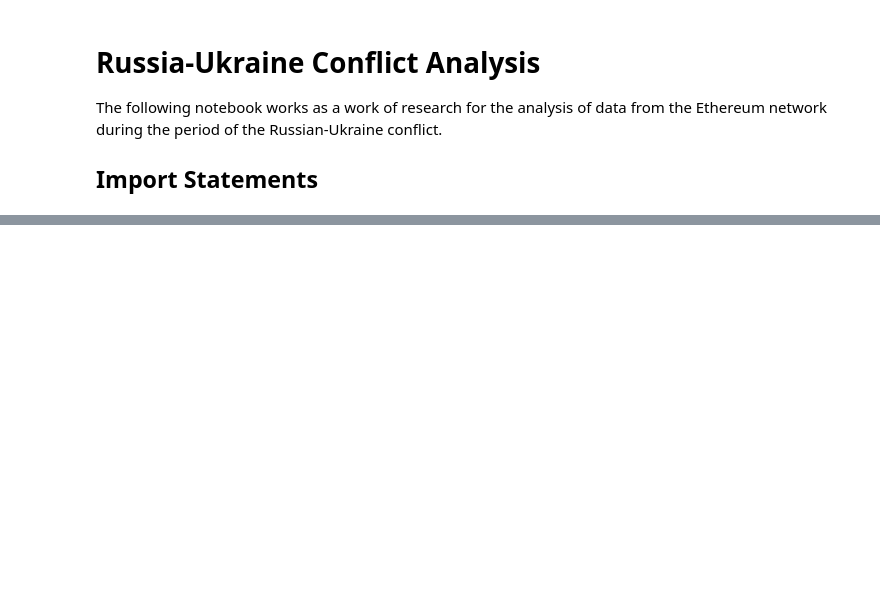
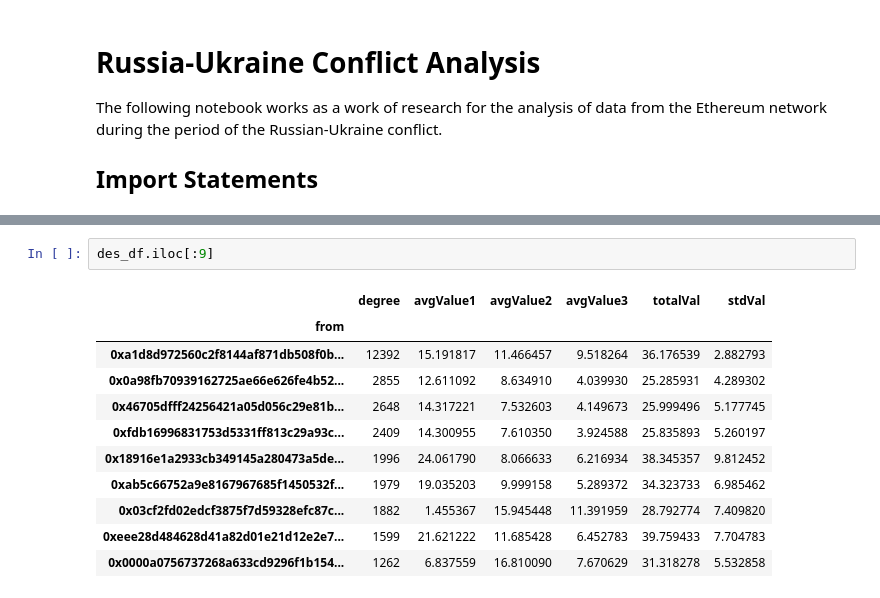
Before and after one commit to PedroHFSO/ru-ethereum-analysis, a Jupyter notebook: src/main.ipynb, the cells around one changed output, grey strips where cells are left out. Drawn from its saved outputs; the diff is of its cells as text; blank space fills up the shorter version.

```diff
--- a/src/main.ipynb
+++ b/src/main.ipynb
@@ -231,0 +428,14 @@ degree_analyzer.get_descending_accounts(10, 25)
+# %%
+des_df.iloc[:9]
+# %% [output]
+|  | degree | avgValue1 | avgValue2 | avgValue3 | totalVal | stdVal |
+| from |  |  |  |  |  |  |
+| 0xa1d8d972560c2f8144af871db508f0b... | 12392 | 15.191817 | 11.466457 | 9.518264 | 36.176539 | 2.882793 |
+| 0x0a98fb70939162725ae66e626fe4b52... | 2855 | 12.611092 | 8.634910 | 4.039930 | 25.285931 | 4.289302 |
+| 0x46705dfff24256421a05d056c29e81b... | 2648 | 14.317221 | 7.532603 | 4.149673 | 25.999496 | 5.177745 |
+| 0xfdb16996831753d5331ff813c29a93c... | 2409 | 14.300955 | 7.610350 | 3.924588 | 25.835893 | 5.260197 |
+| 0x18916e1a2933cb349145a280473a5de... | 1996 | 24.061790 | 8.066633 | 6.216934 | 38.345357 | 9.812452 |
+| 0xab5c66752a9e8167967685f1450532f... | 1979 | 19.035203 | 9.999158 | 5.289372 | 34.323733 | 6.985462 |
+| 0x03cf2fd02edcf3875f7d59328efc87c... | 1882 | 1.455367 | 15.945448 | 11.391959 | 28.792774 | 7.409820 |
+| 0xeee28d484628d41a82d01e21d12e2e7... | 1599 | 21.621222 | 11.685428 | 6.452783 | 39.759433 | 7.704783 |
+| 0x0000a0756737268a633cd9296f1b154... | 1262 | 6.837559 | 16.810090 | 7.670629 | 31.318278 | 5.532858 |
```
Also changed, not shown: parts of 13 cells of this notebook.
